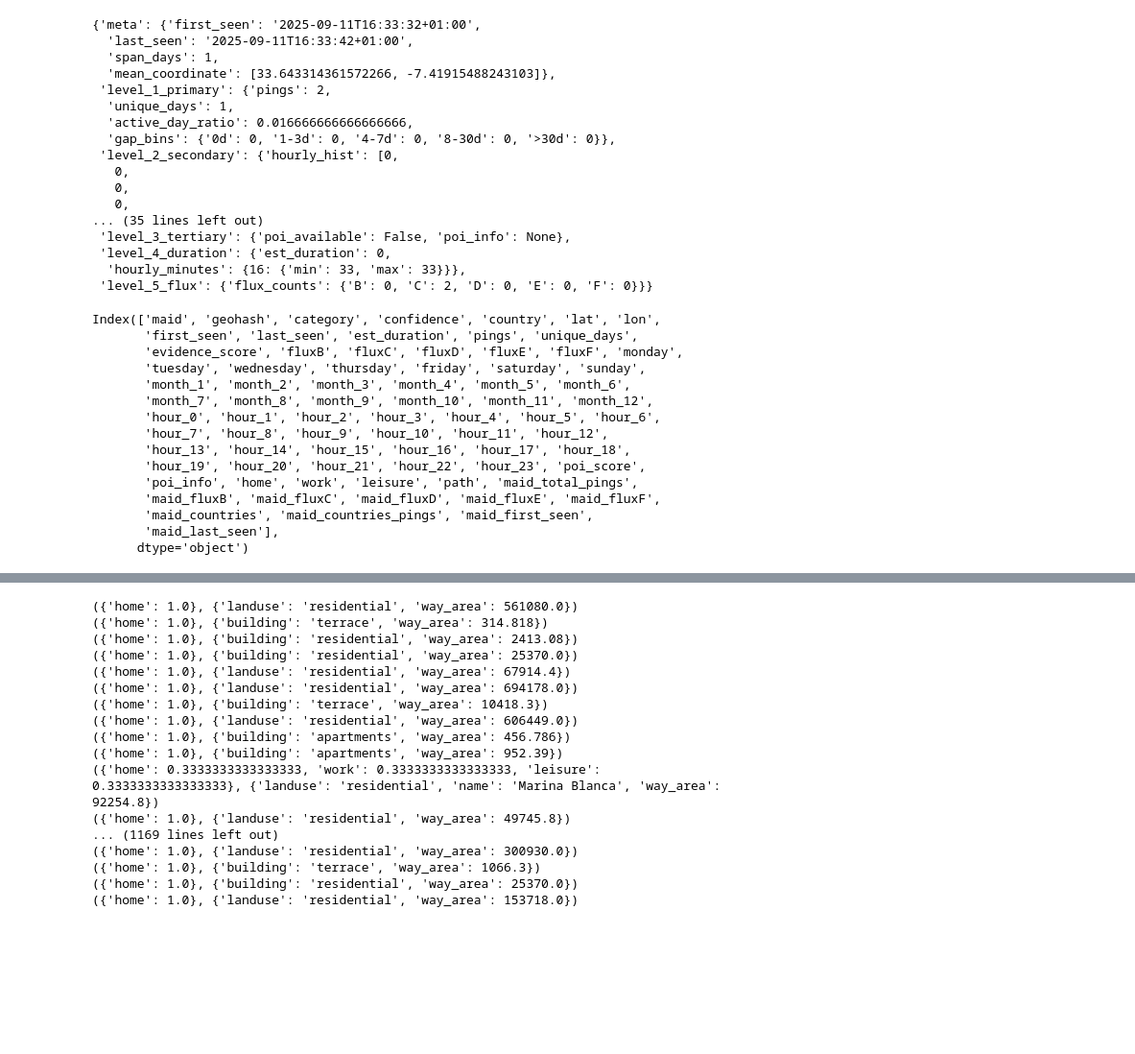
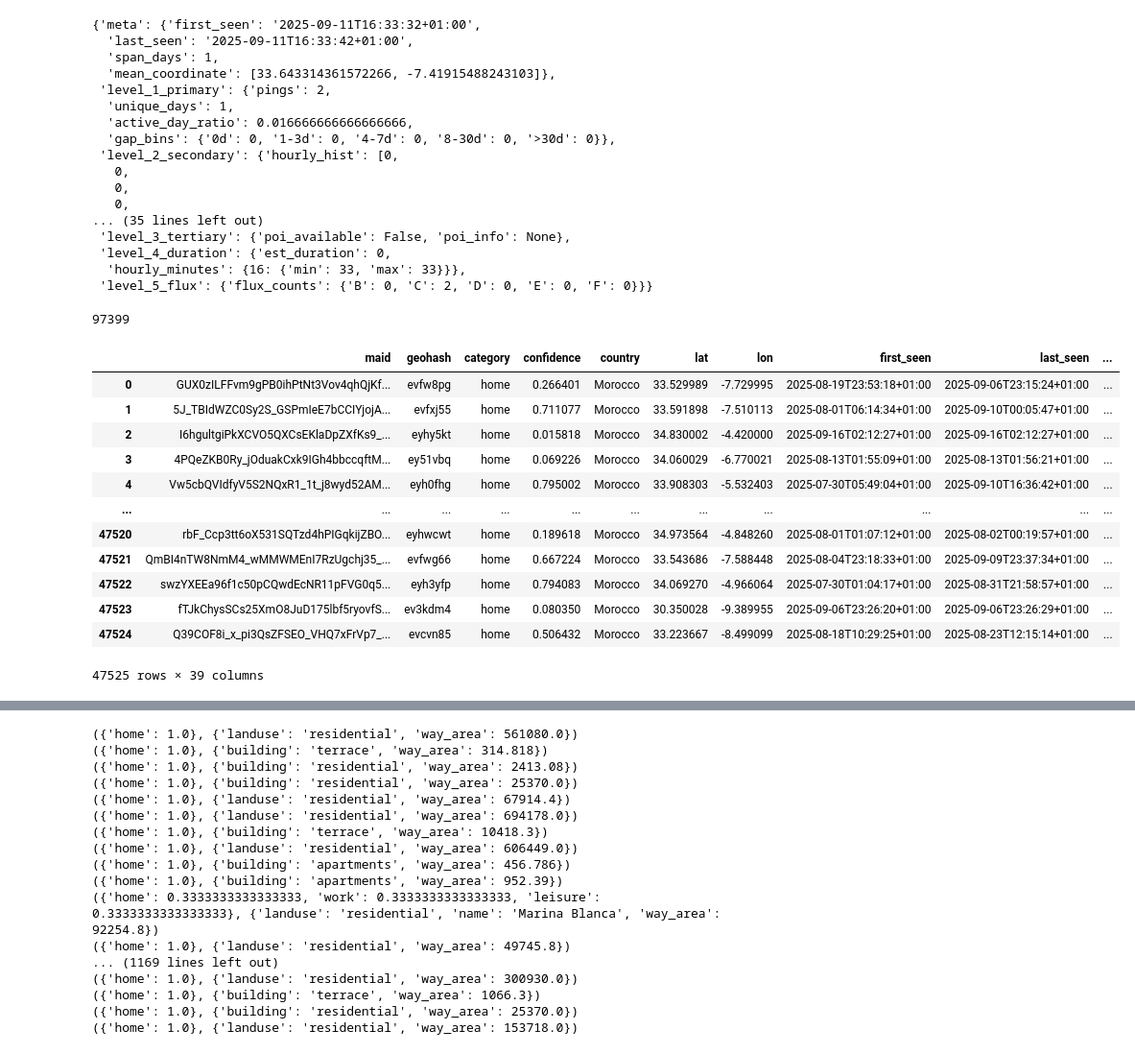
Before and after one commit to LeoNguyen868/new_casacom, a Jupyter notebook: test.ipynb, the cells around one changed output, grey strips where cells are left out. Shown at 96% size. Cells and saved outputs as stored; diff of their text form; code cells hidden in the pictures; blank space fills up the shorter version.

```diff
--- a/test.ipynb
+++ b/test.ipynb
@@ -86,30 +86,33 @@ store.derive('evfxrht')
  'level_5_flux': {'flux_counts': {'B': 0, 'C': 2, 'D': 0, 'E': 0, 'F': 0}}}
 # %%
 import pandas as pd
-home=pd.read_csv('/home/hieu/Work/new_casacom/result/home_batch_0.csv')
-work=pd.read_csv('/home/hieu/Work/new_casacom/result/work_batch_0.csv')
-leisure=pd.read_csv('/home/hieu/Work/new_casacom/result/leisure_batch_0.csv')
+# home=pd.read_csv('/home/hieu/Work/new_casacom/result/home_batch_0.csv')
+# work=pd.read_csv('/home/hieu/Work/new_casacom/result/work_batch_0.csv')
+# leisure=pd.read_csv('/home/hieu/Work/new_casacom/result/leisure_batch_0.csv')
 
-# home=pd.read_csv('/home/hieu/Work/new_casacom/home_final.csv')
-# work=pd.read_csv('/home/hieu/Work/new_casacom/work_final.csv')
-# leisure=pd.read_csv('/home/hieu/Work/new_casacom/leisure_final.csv')
+home=pd.read_csv('/home/hieu/Work/new_casacom/result/home_final.csv')
+work=pd.read_csv('/home/hieu/Work/new_casacom/result/work_final.csv')
+leisure=pd.read_csv('/home/hieu/Work/new_casacom/result/leisure_final.csv')
+path=pd.read_csv('/home/hieu/Work/new_casacom/result/path_final.csv')
 # %%
-home.keys()
+len(set().union(home.maid.unique(), path.maid.unique(), work.maid.unique(), leisure.maid.unique()))
 # %% [output]
-Index(['maid', 'geohash', 'category', 'confidence', 'country', 'lat', 'lon',
-       'first_seen', 'last_seen', 'est_duration', 'pings', 'unique_days',
-       'evidence_score', 'fluxB', 'fluxC', 'fluxD', 'fluxE', 'fluxF', 'monday',
-       'tuesday', 'wednesday', 'thursday', 'friday', 'saturday', 'sunday',
-       'month_1', 'month_2', 'month_3', 'month_4', 'month_5', 'month_6',
-       'month_7', 'month_8', 'month_9', 'month_10', 'month_11', 'month_12',
-       'hour_0', 'hour_1', 'hour_2', 'hour_3', 'hour_4', 'hour_5', 'hour_6',
-       'hour_7', 'hour_8', 'hour_9', 'hour_10', 'hour_11', 'hour_12',
-       'hour_13', 'hour_14', 'hour_15', 'hour_16', 'hour_17', 'hour_18',
-       'hour_19', 'hour_20', 'hour_21', 'hour_22', 'hour_23', 'poi_score',
-       'poi_info', 'home', 'work', 'leisure', 'path', 'maid_total_pings',
-       'maid_fluxB', 'maid_fluxC', 'maid_fluxD', 'maid_fluxE', 'maid_fluxF',
-       'maid_countries', 'maid_countries_pings', 'maid_first_seen',
-       'maid_last_seen'],
-      dtype='object')
+97399
+# %%
+home
+# %% [output]
+|  | maid | geohash | category | confidence | country | lat | lon | first_seen | last_seen | ... |
+| 0 | GUX0zILFFvm9gPB0ihPtNt3Vov4qhQjKf... | evfw8pg | home | 0.266401 | Morocco | 33.529989 | -7.729995 | 2025-08-19T23:53:18+01:00 | 2025-09-06T23:15:24+01:00 | ... |
+| 1 | 5J_TBIdWZC0Sy2S_GSPmIeE7bCCIYjojA... | evfxj55 | home | 0.711077 | Morocco | 33.591898 | -7.510113 | 2025-08-01T06:14:34+01:00 | 2025-09-10T00:05:47+01:00 | ... |
+| 2 | I6hgultgiPkXCVO5QXCsEKlaDpZXfKs9_... | eyhy5kt | home | 0.015818 | Morocco | 34.830002 | -4.420000 | 2025-09-16T02:12:27+01:00 | 2025-09-16T02:12:27+01:00 | ... |
+| 3 | 4PQeZKB0Ry_jOduakCxk9IGh4bbccqftM... | ey51vbq | home | 0.069226 | Morocco | 34.060029 | -6.770021 | 2025-08-13T01:55:09+01:00 | 2025-08-13T01:56:21+01:00 | ... |
+| 4 | Vw5cbQVIdfyV5S2NQxR1_1t_j8wyd52AM... | eyh0fhg | home | 0.795002 | Morocco | 33.908303 | -5.532403 | 2025-07-30T05:49:04+01:00 | 2025-09-10T16:36:42+01:00 | ... |
+| ... | ... | ... | ... | ... | ... | ... | ... | ... | ... | ... |
+| 47520 | rbF_Ccp3tt6oX531SQTzd4hPIGqkijZBO... | eyhwcwt | home | 0.189618 | Morocco | 34.973564 | -4.848260 | 2025-08-01T01:07:12+01:00 | 2025-08-02T00:19:57+01:00 | ... |
+| 47521 | QmBI4nTW8NmM4_wMMWMEnI7RzUgchj35_... | evfwg66 | home | 0.667224 | Morocco | 33.543686 | -7.588448 | 2025-08-04T23:18:33+01:00 | 2025-09-09T23:37:34+01:00 | ... |
+| 47522 | swzYXEEa96f1c50pCQwdEcNR11pFVG0q5... | eyh3yfp | home | 0.794083 | Morocco | 34.069270 | -4.966064 | 2025-07-30T01:04:17+01:00 | 2025-08-31T21:58:57+01:00 | ... |
+| 47523 | fTJkChysSCs25XmO8JuD175lbf5ryovfS... | ev3kdm4 | home | 0.080350 | Morocco | 30.350028 | -9.389955 | 2025-09-06T23:26:20+01:00 | 2025-09-06T23:26:29+01:00 | ... |
+| 47524 | Q39COF8i_x_pi3QsZFSEO_VHQ7xFrVp7_... | evcvn85 | home | 0.506432 | Morocco | 33.223667 | -8.499099 | 2025-08-18T10:29:25+01:00 | 2025-08-23T12:15:14+01:00 | ... |
+47525 rows × 39 columns
 # %%
 full=pd.concat([home,work,leisure])
```
Also changed, not shown: parts of 5 cells of this notebook, 5 other files.
